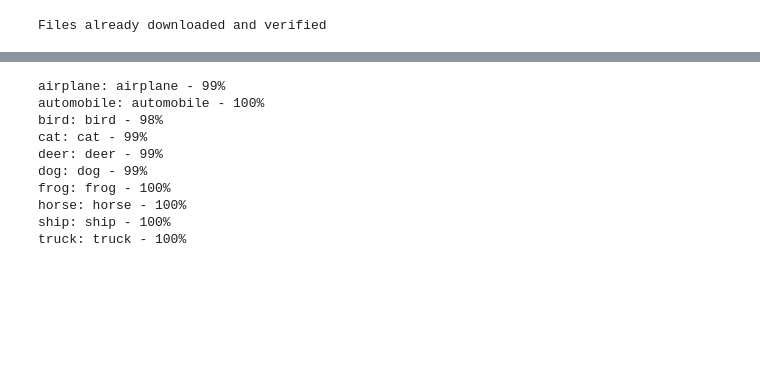
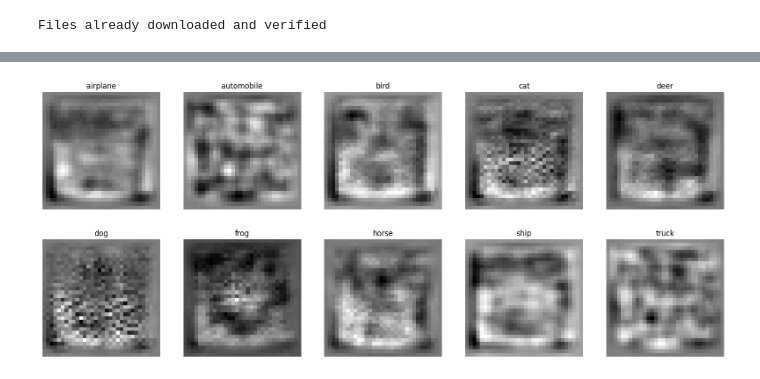
Before and after one commit to fabioseel/receptive-fields, a Jupyter notebook: src/evaluation.ipynb, the cells around one changed output, grey strips where cells are left out. Cells and saved outputs as stored; diff of their text form; code cells hidden in the pictures; blank space fills up the shorter version.

Commit message:
feat: trained sep conv,  updated evaluation viz

```diff
--- a/src/evaluation.ipynb
+++ b/src/evaluation.ipynb
@@ -32,17 +37,14 @@ for class_name, i in tqdm(train_data.class_to_idx.items()):
-# %%
-for class_name, i in tqdm(train_data.class_to_idx.items()):
-    out = model(eff_rfs[i].repeat(1,1,1,1))
-    index = out.argmax()
-    prob = out.max()
-    print("{cn}: {cn2} - ".format(cn=class_name, cn2=train_data.classes[index]) + "{0:.0%}".format(prob))
-# %% [output]
-airplane: airplane - 99%
-automobile: automobile - 100%
-bird: bird - 98%
-cat: cat - 99%
-deer: deer - 99%
-dog: dog - 99%
-frog: frog - 100%
-horse: horse - 100%
-ship: ship - 100%
-truck: truck - 100%
+# %%
+fig, axes = plt.subplots(2, 5, figsize=(20,8))
+eff_rfs = []
+for class_name, i in tqdm(train_data.class_to_idx.items()):
+    desired_output = torch.zeros(10)
+    desired_output[i] = 1
+    eff_rf = effective_receptive_field(model, desired_output, (3,32,32), n_iter=16384)
+
+    ax = axes.flat[i]
+    ax.imshow(eff_rf.mean(0), cmap="gray")
+    ax.axis('off')
+    ax.set_title(class_name)
+# %% [output]
+[figure, added]
```
Also changed, not shown: parts of 2 cells of this notebook, 2 other files.
